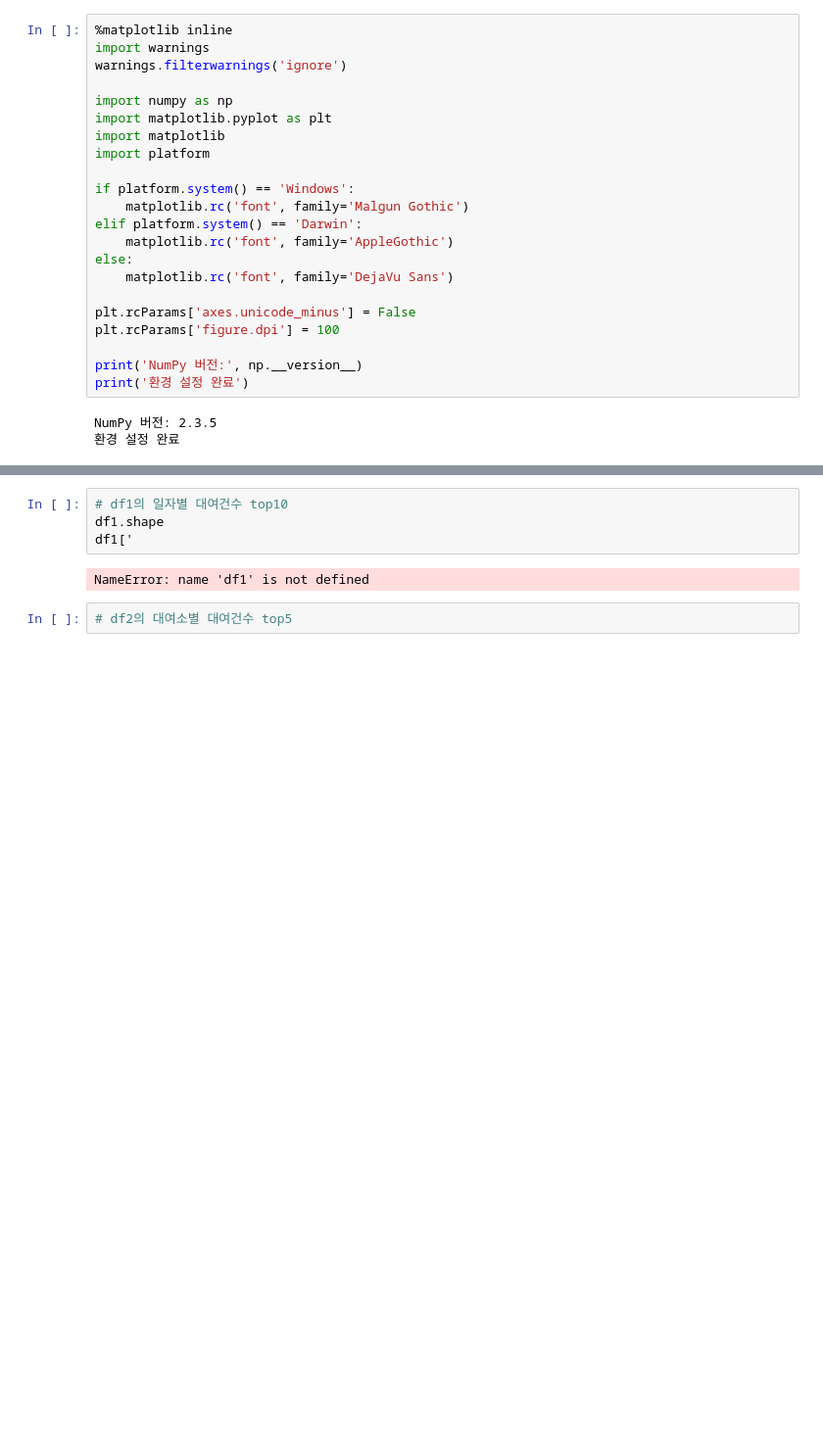
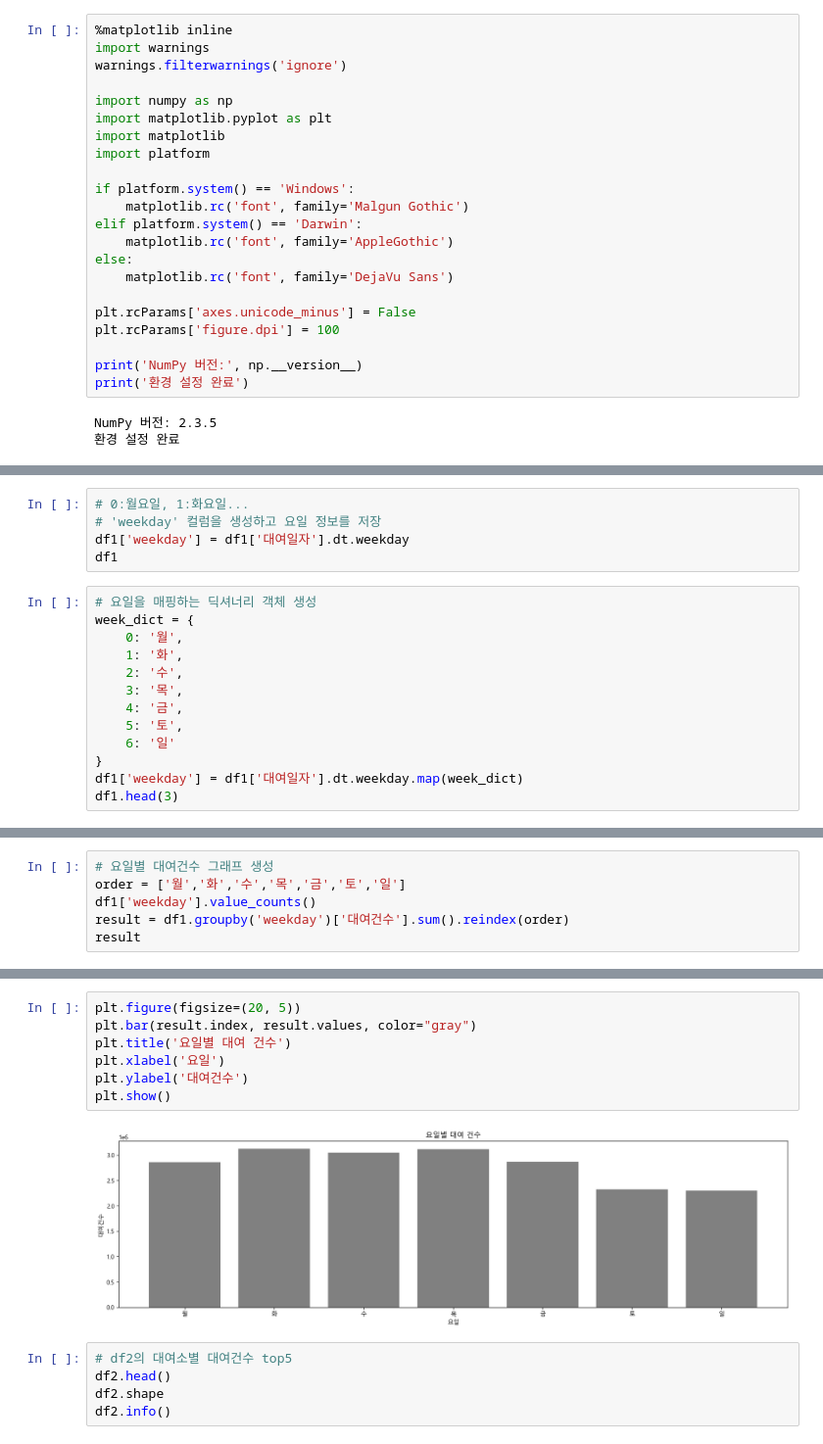
Before and after one commit to xywon0219nate-blip/python-lab, a Jupyter notebook: pandas/09_Pandas_실습2.ipynb, the cells around one changed output, grey strips where cells are left out. Shown at 98% size. Saved outputs shown, nothing was run; the diff lists cells and outputs as text; blank space fills up the shorter version.

```diff
--- a/pandas/09_Pandas_실습2.ipynb
+++ b/pandas/09_Pandas_실습2.ipynb
@@ -43,0 +118,18 @@ df.head()
+# %%
+# 0:월요일, 1:화요일...
+# 'weekday' 컬럼을 생성하고 요일 정보를 저장
+df1['weekday'] = df1['대여일자'].dt.weekday
+df1
+# %%
+# 요일을 매핑하는 딕셔너리 객체 생성
+week_dict = {
+    0: '월',
+    1: '화',
+    2: '수',
+    3: '목',
+    4: '금',
+    5: '토',
+    6: '일'
+}
+df1['weekday'] = df1['대여일자'].dt.weekday.map(week_dict)
+df1.head(3)
@@ -43,0 +141,6 @@ df.head()
+# %%
+# 요일별 대여건수 그래프 생성
+order = ['월','화','수','목','금','토','일']
+df1['weekday'].value_counts()
+result = df1.groupby('weekday')['대여건수'].sum().reindex(order)
+result
@@ -44,8 +157,14 @@ df.head()
+# %%
+plt.figure(figsize=(20, 5))
+plt.bar(result.index, result.values, color="gray")
+plt.title('요일별 대여 건수')
+plt.xlabel('요일')
+plt.ylabel('대여건수')
+plt.show()
+# %% [output]
+[figure, added]
 # %%
-# df1의 일자별 대여건수 top10
-df1.shape
-df1['
+# df2의 대여소별 대여건수 top5
+df2.head()
+df2.shape
+df2.info()
-# %% [output]
-NameError: name 'df1' is not defined
-# %%
-# df2의 대여소별 대여건수 top5
```
Also changed, not shown: parts of 23 cells of this notebook, 13 other files.
